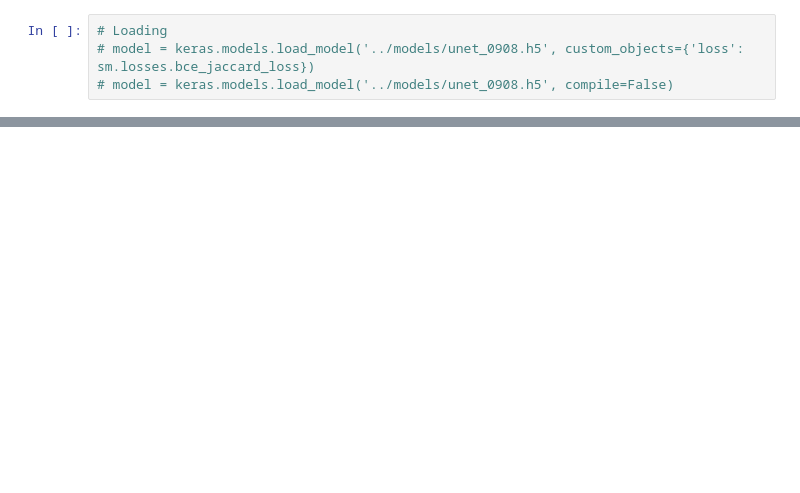
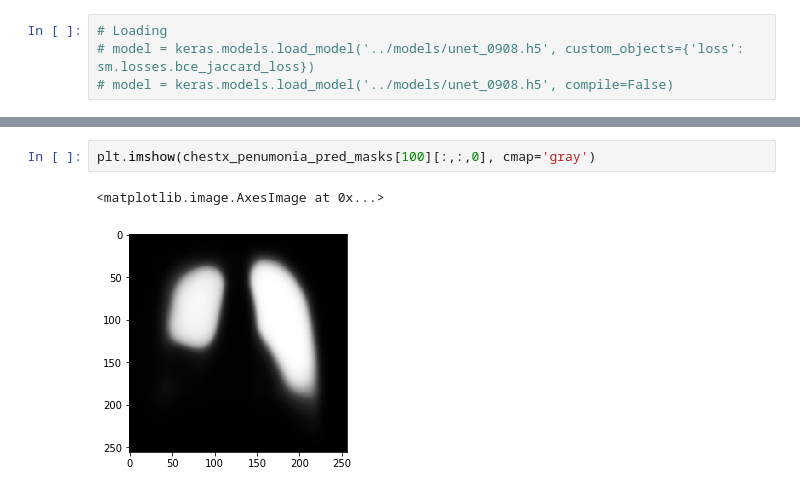
Before and after one commit to ai-explorers/chest_x_ray, a Jupyter notebook: segmentation/unet_lung_segmentation.ipynb, the cells around one changed output, grey strips where cells are left out. Cells and saved outputs as stored; diff of their text form; blank space fills up the shorter version.

```diff
--- a/segmentation/unet_lung_segmentation.ipynb
+++ b/segmentation/unet_lung_segmentation.ipynb
@@ -206,0 +247,5 @@ plt.imshow(test[1][:,:,0], cmap='gray')
+# %%
+plt.imshow(chestx_penumonia_pred_masks[100][:,:,0], cmap='gray')
+# %% [output]
+<matplotlib.image.AxesImage at 0x...>
+[figure, added]
```
Also changed, not shown: parts of 21 cells of this notebook.
